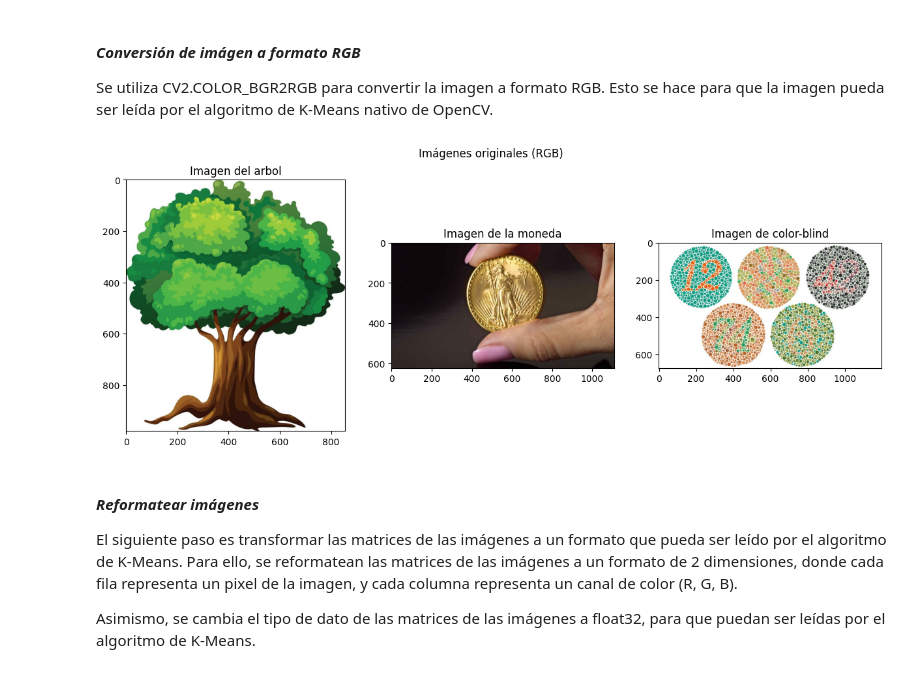
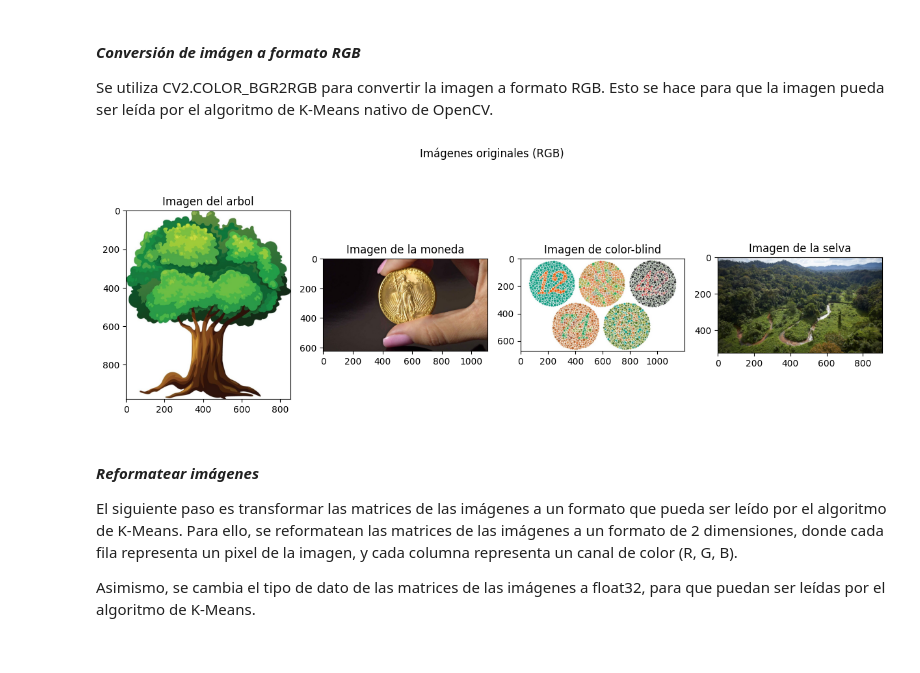
Before and after one commit to stefanoaragoni/computerVision_lista01, a Jupyter notebook: Lista01_Ejercicio5.ipynb, the cells around one changed output. Saved outputs shown, nothing was run; the diff lists cells and outputs as text; code cells hidden in the pictures.

```diff
--- a/Lista01_Ejercicio5.ipynb
+++ b/Lista01_Ejercicio5.ipynb
@@ -54,6 +54,7 @@ def input_K_value():
 img_arbol = cv2.imread("imgs/arbol.jpg")
 img_moneda = cv2.imread("imgs/moneda.jpg")
 img_colorblind = cv2.imread("imgs/color-blind.jpeg")
+img_selva = cv2.imread("imgs/selva.jpg")
 
 # Solicitar el valor de K
 k = input_K_value()
@@ -64,23 +65,26 @@ Se utiliza CV2.COLOR_BGR2RGB para convertir la imagen a formato RGB. Esto se hac
 # %%
 # Convertir las imágenes a RGB
     # Originalmente las imágenes están en BGR
 img_arbol_rgb = cv2.cvtColor(img_arbol, cv2.COLOR_BGR2RGB)
 img_moneda_rgb = cv2.cvtColor(img_moneda, cv2.COLOR_BGR2RGB)
 img_colorblind_rgb = cv2.cvtColor(img_colorblind, cv2.COLOR_BGR2RGB)
+img_selva_rgb = cv2.cvtColor(img_selva, cv2.COLOR_BGR2RGB)
 
 
 # Mostrar las imágenes
-fig, axs = plt.subplots(1, 3, figsize=(15, 5))
+fig, axs = plt.subplots(1, 4, figsize=(15, 5))
 fig.suptitle("Imágenes originales (RGB)")
 axs[0].imshow(img_arbol_rgb)
 axs[0].set_title("Imagen del arbol")
 axs[1].imshow(img_moneda_rgb)
 axs[1].set_title("Imagen de la moneda")
 axs[2].imshow(img_colorblind_rgb)
 axs[2].set_title("Imagen de color-blind")
+axs[3].imshow(img_selva_rgb)
+axs[3].set_title("Imagen de la selva")
 plt.show()
 # %% [output]
-[figure, old version]
+[figure, new version]
 # %% [markdown]
 #### *Reformatear imágenes*
 
```
Also changed, not shown: parts of 11 cells of this notebook, 1 other file.
